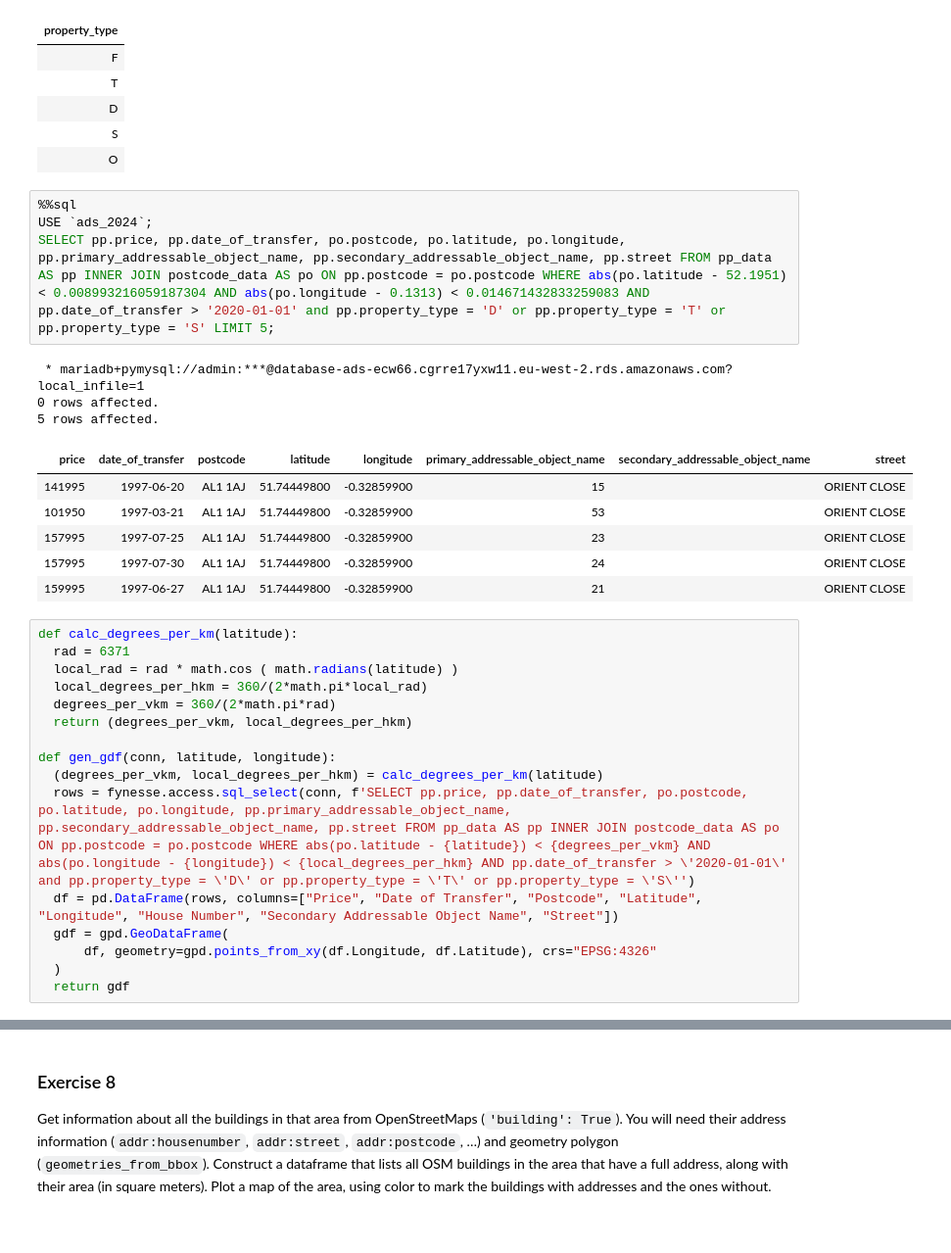
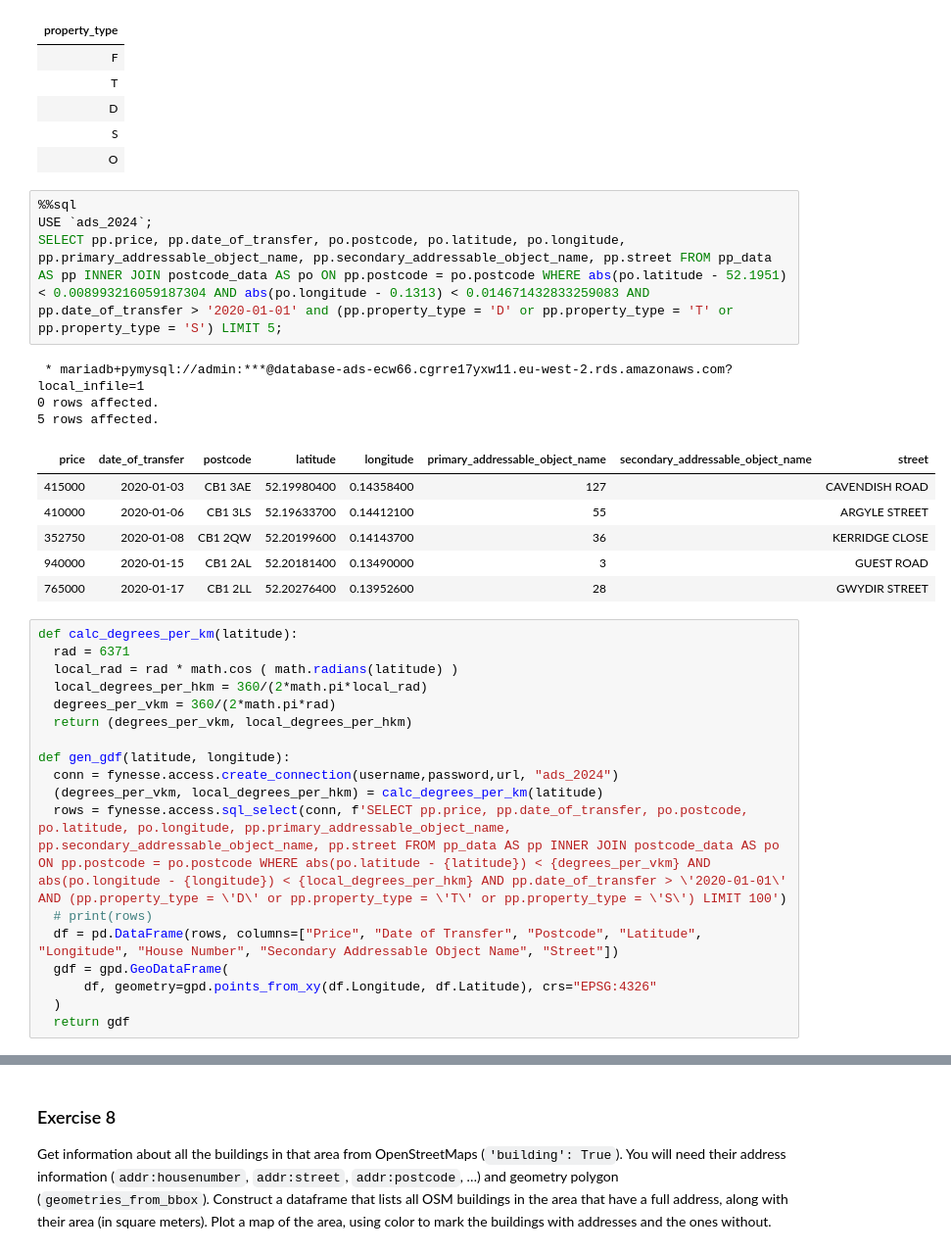
Before and after one commit to EuanWorth/ecw66_ads_2024, a Jupyter notebook: _notebooks/02-access-assess-geospatial.ipynb, the cells around one changed output, grey strips where cells are left out. Shown at 98% size. Cells and saved outputs as stored; diff of their text form.

```diff
--- a/_notebooks/02-access-assess-geospatial.ipynb
+++ b/_notebooks/02-access-assess-geospatial.ipynb
@@ -907,17 +926,17 @@ SELECT DISTINCT property_type FROM pp_data;
 # %%
 %%sql
 USE `ads_2024`;
-SELECT pp.price, pp.date_of_transfer, po.postcode, po.latitude, po.longitude, pp.primary_addressable_object_name, pp.secondary_addressable_object_name, pp.street FROM pp_data AS pp INNER JOIN postcode_data AS po ON pp.postcode = po.postcode WHERE abs(po.latitude - 52.1951) < 0.008993216059187304 AND abs(po.longitude - 0.1313) < 0.014671432833259083 AND pp.date_of_transfer > '2020-01-01' and pp.property_type = 'D' or pp.property_type = 'T' or pp.property_type = 'S' LIMIT 5;
+SELECT pp.price, pp.date_of_transfer, po.postcode, po.latitude, po.longitude, pp.primary_addressable_object_name, pp.secondary_addressable_object_name, pp.street FROM pp_data AS pp INNER JOIN postcode_data AS po ON pp.postcode = po.postcode WHERE abs(po.latitude - 52.1951) < 0.008993216059187304 AND abs(po.longitude - 0.1313) < 0.014671432833259083 AND pp.date_of_transfer > '2020-01-01' and (pp.property_type = 'D' or pp.property_type = 'T' or pp.property_type = 'S') LIMIT 5;
 # %% [output]
  * mariadb+pymysql://admin:***@database-ads-ecw66.cgrre17yxw11.eu-west-2.rds.amazonaws.com?local_infile=1
 0 rows affected.
 5 rows affected.
 | price | date_of_transfer | postcode | latitude | longitude | primary_addressable_object_name | secondary_addressable_object_name | street |
-| 141995 | 1997-06-20 | AL1 1AJ | 51.74449800 | -0.32859900 | 15 |  | ORIENT CLOSE |
-| 101950 | 1997-03-21 | AL1 1AJ | 51.74449800 | -0.32859900 | 53 |  | ORIENT CLOSE |
-| 157995 | 1997-07-25 | AL1 1AJ | 51.74449800 | -0.32859900 | 23 |  | ORIENT CLOSE |
-| 157995 | 1997-07-30 | AL1 1AJ | 51.74449800 | -0.32859900 | 24 |  | ORIENT CLOSE |
-| 159995 | 1997-06-27 | AL1 1AJ | 51.74449800 | -0.32859900 | 21 |  | ORIENT CLOSE |
+| 415000 | 2020-01-03 | CB1 3AE | 52.19980400 | 0.14358400 | 127 |  | CAVENDISH ROAD |
+| 410000 | 2020-01-06 | CB1 3LS | 52.19633700 | 0.14412100 | 55 |  | ARGYLE STREET |
+| 352750 | 2020-01-08 | CB1 2QW | 52.20199600 | 0.14143700 | 36 |  | KERRIDGE CLOSE |
+| 940000 | 2020-01-15 | CB1 2AL | 52.20181400 | 0.13490000 | 3 |  | GUEST ROAD |
+| 765000 | 2020-01-17 | CB1 2LL | 52.20276400 | 0.13952600 | 28 |  | GWYDIR STREET |
 # %%
 def calc_degrees_per_km(latitude):
   rad = 6371
@@ -926,9 +945,11 @@ def calc_degrees_per_km(latitude):
   degrees_per_vkm = 360/(2*math.pi*rad)
   return (degrees_per_vkm, local_degrees_per_hkm)
 
-def gen_gdf(conn, latitude, longitude):
+def gen_gdf(latitude, longitude):
+  conn = fynesse.access.create_connection(username,password,url, "ads_2024")
   (degrees_per_vkm, local_degrees_per_hkm) = calc_degrees_per_km(latitude)
-  rows = fynesse.access.sql_select(conn, f'SELECT pp.price, pp.date_of_transfer, po.postcode, po.latitude, po.longitude, pp.primary_addressable_object_name, pp.secondary_addressable_object_name, pp.street FROM pp_data AS pp INNER JOIN postcode_data AS po ON pp.postcode = po.postcode WHERE abs(po.latitude - {latitude}) < {degrees_per_vkm} AND abs(po.longitude - {longitude}) < {local_degrees_per_hkm} AND pp.date_of_transfer > \'2020-01-01\' and pp.property_type = \'D\' or pp.property_type = \'T\' or pp.property_type = \'S\'')
+  rows = fynesse.access.sql_select(conn, f'SELECT pp.price, pp.date_of_transfer, po.postcode, po.latitude, po.longitude, pp.primary_addressable_object_name, pp.secondary_addressable_object_name, pp.street FROM pp_data AS pp INNER JOIN postcode_data AS po ON pp.postcode = po.postcode WHERE abs(po.latitude - {latitude}) < {degrees_per_vkm} AND abs(po.longitude - {longitude}) < {local_degrees_per_hkm} AND pp.date_of_transfer > \'2020-01-01\' AND (pp.property_type = \'D\' or pp.property_type = \'T\' or pp.property_type = \'S\') LIMIT 100')
+  # print(rows)
   df = pd.DataFrame(rows, columns=["Price", "Date of Transfer", "Postcode", "Latitude", "Longitude", "House Number", "Secondary Addressable Object Name", "Street"])
   gdf = gpd.GeoDataFrame(
       df, geometry=gpd.points_from_xy(df.Longitude, df.Latitude), crs="EPSG:4326"
```
Also changed, not shown: parts of 18 cells of this notebook.
